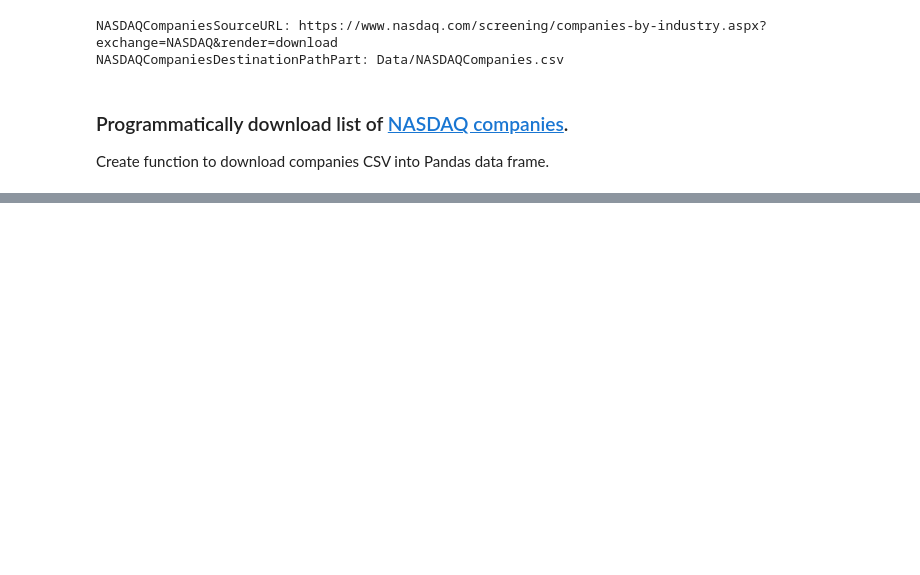
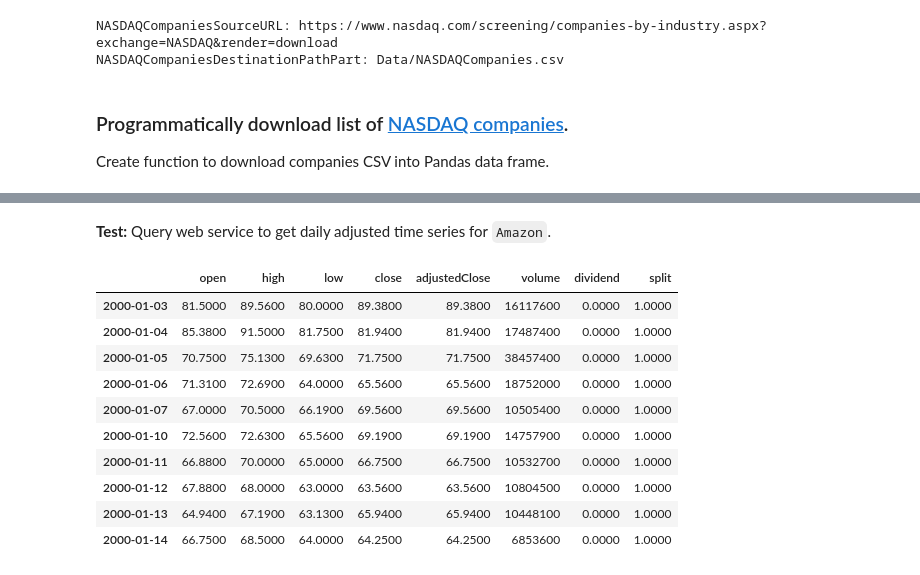
Before and after one commit to k0L1081/Pipeline-Demos, a Jupyter notebook: Daily Stock Market Data Analytics/Daily Stock Market Data Analytics.ipynb, the cells around one changed output, grey strips where cells are left out. Saved outputs shown, nothing was run; the diff lists cells and outputs as text; code cells hidden in the pictures; blank space fills up the shorter version.

```diff
--- a/Daily Stock Market Data Analytics/Daily Stock Market Data Analytics.ipynb
+++ b/Daily Stock Market Data Analytics/Daily Stock Market Data Analytics.ipynb
@@ -102,0 +210,17 @@ dfCompanies count: 168
+# %% [markdown]
+**Test:** Query web service to get daily adjusted time series for `Amazon`.
+# %%
+#getAlphaAdvantageDailyAdjustedStockMarketTimeSeries('AMZN', downloadFile=True)
+getAlphaAdvantageDailyAdjustedStockMarketTimeSeries('AMZN').head(10)
+# %% [output]
+|  | open | high | low | close | adjustedClose | volume | dividend | split |
+| 2000-01-03 | 81.5000 | 89.5600 | 80.0000 | 89.3800 | 89.3800 | 16117600 | 0.0000 | 1.0000 |
+| 2000-01-04 | 85.3800 | 91.5000 | 81.7500 | 81.9400 | 81.9400 | 17487400 | 0.0000 | 1.0000 |
+| 2000-01-05 | 70.7500 | 75.1300 | 69.6300 | 71.7500 | 71.7500 | 38457400 | 0.0000 | 1.0000 |
+| 2000-01-06 | 71.3100 | 72.6900 | 64.0000 | 65.5600 | 65.5600 | 18752000 | 0.0000 | 1.0000 |
+| 2000-01-07 | 67.0000 | 70.5000 | 66.1900 | 69.5600 | 69.5600 | 10505400 | 0.0000 | 1.0000 |
+| 2000-01-10 | 72.5600 | 72.6300 | 65.5600 | 69.1900 | 69.1900 | 14757900 | 0.0000 | 1.0000 |
+| 2000-01-11 | 66.8800 | 70.0000 | 65.0000 | 66.7500 | 66.7500 | 10532700 | 0.0000 | 1.0000 |
+| 2000-01-12 | 67.8800 | 68.0000 | 63.0000 | 63.5600 | 63.5600 | 10804500 | 0.0000 | 1.0000 |
+| 2000-01-13 | 64.9400 | 67.1900 | 63.1300 | 65.9400 | 65.9400 | 10448100 | 0.0000 | 1.0000 |
+| 2000-01-14 | 66.7500 | 68.5000 | 64.0000 | 64.2500 | 64.2500 | 6853600 | 0.0000 | 1.0000 |
```
Also changed, not shown: parts of 14 cells of this notebook.
